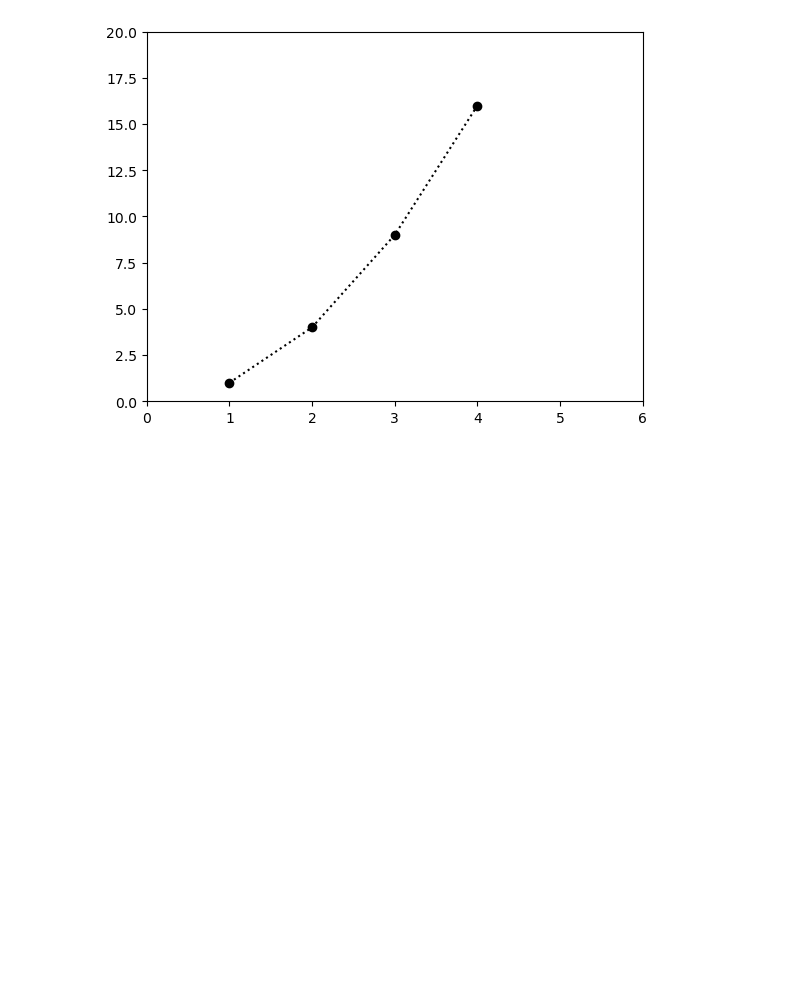
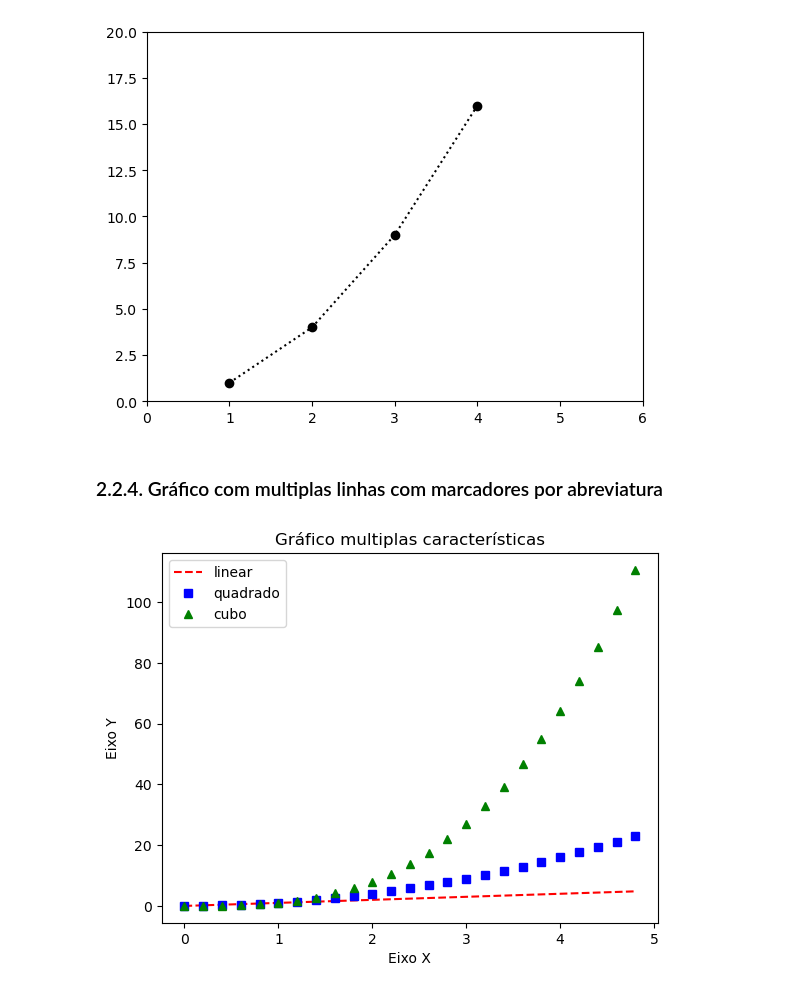
Before and after one commit to andradediegoit/Python2, a Jupyter notebook: Ficheiro Python - Numpy e Matplotlib.ipynb, the cells around one changed output. Drawn from its saved outputs; the diff is of its cells as text; code cells hidden in the pictures; blank space fills up the shorter version.

```diff
--- a/Ficheiro Python - Numpy e Matplotlib.ipynb
+++ b/Ficheiro Python - Numpy e Matplotlib.ipynb
@@ -225,3 +225,26 @@ plt.axis([0,6,0,20]) # Definição do eixo X e Y [ponto1_x,ponto2_x,ponto1_y,pon
 plt.show()
 # %% [output]
 [figure]
+# %% [markdown]
+### 2.2.4. Gráfico com multiplas linhas com marcadores por abreviatura
+# %%
+import numpy as np
+from matplotlib import pyplot as plt # Importar o módulo especifico pyplot do matplotlib
+
+array_user = np.arange(0,5,0.2) # arange: Cria um arranjo de numeros semelhante ao range, mas permite numeros do tipo float
+
+plt.plot(array_user, array_user, 'r--')
+plt.plot(array_user, array_user ** 2, 'bs')
+
+# array1 = [1 2 3 4 5 6 7 8] - Eixo X
+# array2 = [1 4 9 16 25 36 49 64] - Eixo Y
+
+plt.plot(array_user, array_user ** 3, 'g^')
+
+plt.xlabel('Eixo X')
+plt.ylabel('Eixo Y')
+plt.title('Gráfico multiplas características')
+plt.legend(['linear','quadrado','cubo'])
+plt.show()
+# %% [output]
+[figure, added]
```
Also changed, not shown: parts of 5 cells of this notebook, 9 other files.
